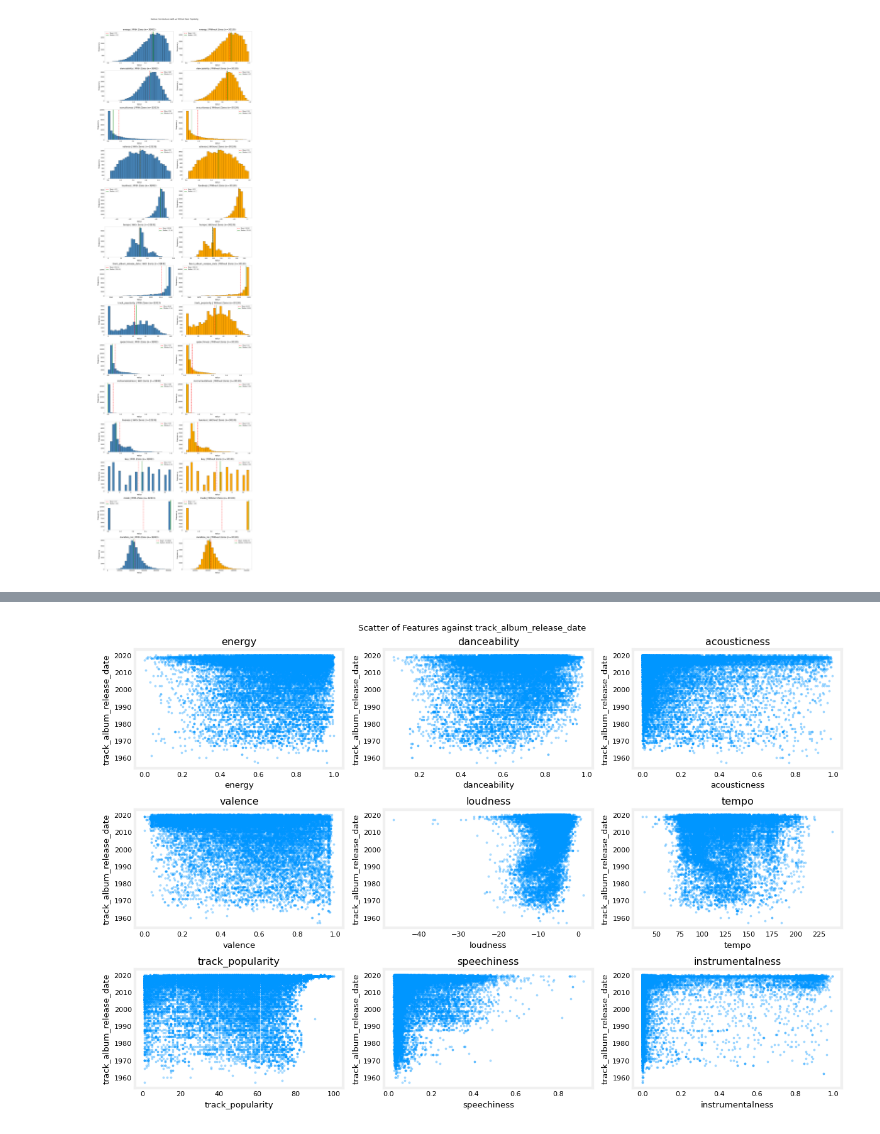
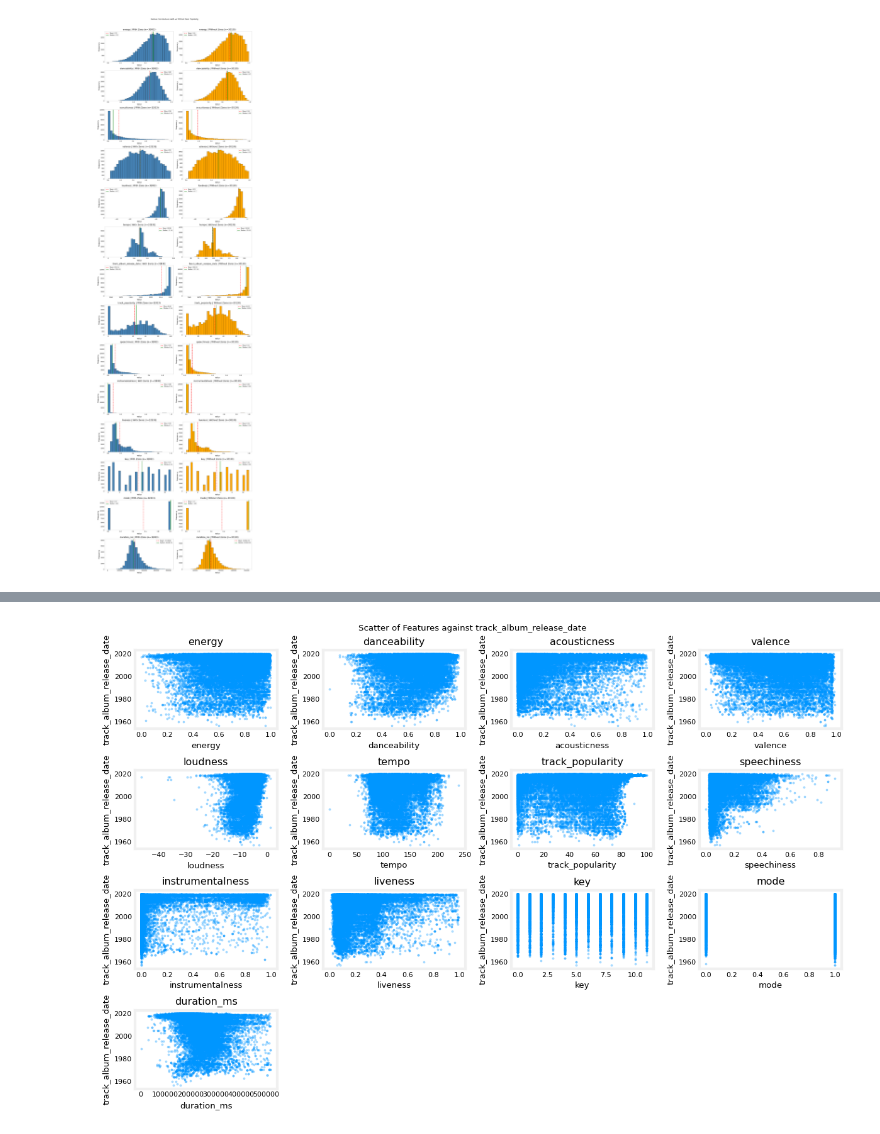
Before and after one commit to TempeHS/2026SE_MLOPSTask_Xavier.P, a Jupyter notebook: 2.Model_Development/2.1.Data_Wrangling/2.1.1.data_preview.ipynb, the cells around one changed output, grey strips where cells are left out. Drawn from its saved outputs; the diff is of its cells as text; code cells hidden in the pictures.

Commit message:
add data preview changes

```diff
--- a/2.Model_Development/2.1.Data_Wrangling/2.1.1.data_preview.ipynb
+++ b/2.Model_Development/2.1.Data_Wrangling/2.1.1.data_preview.ipynb
@@ -150,7 +150,7 @@ data_frame.plot()
 <Axes: >
 [figure]
 # %%
-data_frame = data_frame[data_frame["track_popularity"] != 0]
+#data_frame = data_frame[data_frame["track_popularity"] != 0]
 features = [
     "energy",
     "danceability",
@@ -344,7 +412,7 @@ for ax, feature in zip(axes.flatten(), features_vs_mode):
 
     ax.boxplot(
         [minor, major],
-        labels=["Minor (0)", "Major (1)"],
+        tick_labels=["Minor (0)", "Major (1)"],
         patch_artist=True,
         boxprops=dict(facecolor="steelblue", alpha=0.6),
     )
@@ -388,47 +484,40 @@ plt.show()
 # %%
-# Scatter plot multiples columns to see the relationship
-# x_plot = ['BMI', 'BP']
-# for col in x_plot:
-#     plt.scatter(data_frame[col], data_frame[target], marker='x')
-# plt.title(f"Scatter of {*x_plot,} against {data_frame[target].name}")
-# plt.ylabel(f"{data_frame[target].name} Data")
-# plt.xlabel(f"{*x_plot,} Data")
-# plt.show()
+
 
 # Scatter plot multiple features against target in one image
 x_features = [
     "energy",
     "danceability",
     "acousticness",
     "valence",
     "loudness",
     "tempo",
     "track_popularity",
     "speechiness",
     "instrumentalness",
     "liveness",
     "key",
     "mode",
-    "duration_ms",
+    "duration_ms"
 ]
 
-fig, axes = plt.subplots(3, 3, figsize=(12, 8))
+fig, axes = plt.subplots(4, 4, figsize=(12, 8))
 plt.suptitle(f"Scatter of Features against {target}")
 
 for ax, feature in zip(axes.flatten(), x_features):
     ax.scatter(data_frame[feature], data_frame[target], alpha=0.3, s=5)
     ax.set_title(feature)
     ax.set_xlabel(feature)
     ax.set_ylabel(target)
 
 # Hide any unused subplots
 for ax in axes.flatten()[len(x_features) :]:
     ax.set_visible(False)
 
 plt.tight_layout()
 plt.show()
 # %% [output]
-[figure, old version]
+[figure, new version]
 # %%
 x_features = [
     "energy",
```
Also changed, not shown: parts of 14 cells of this notebook, 2 other files.
